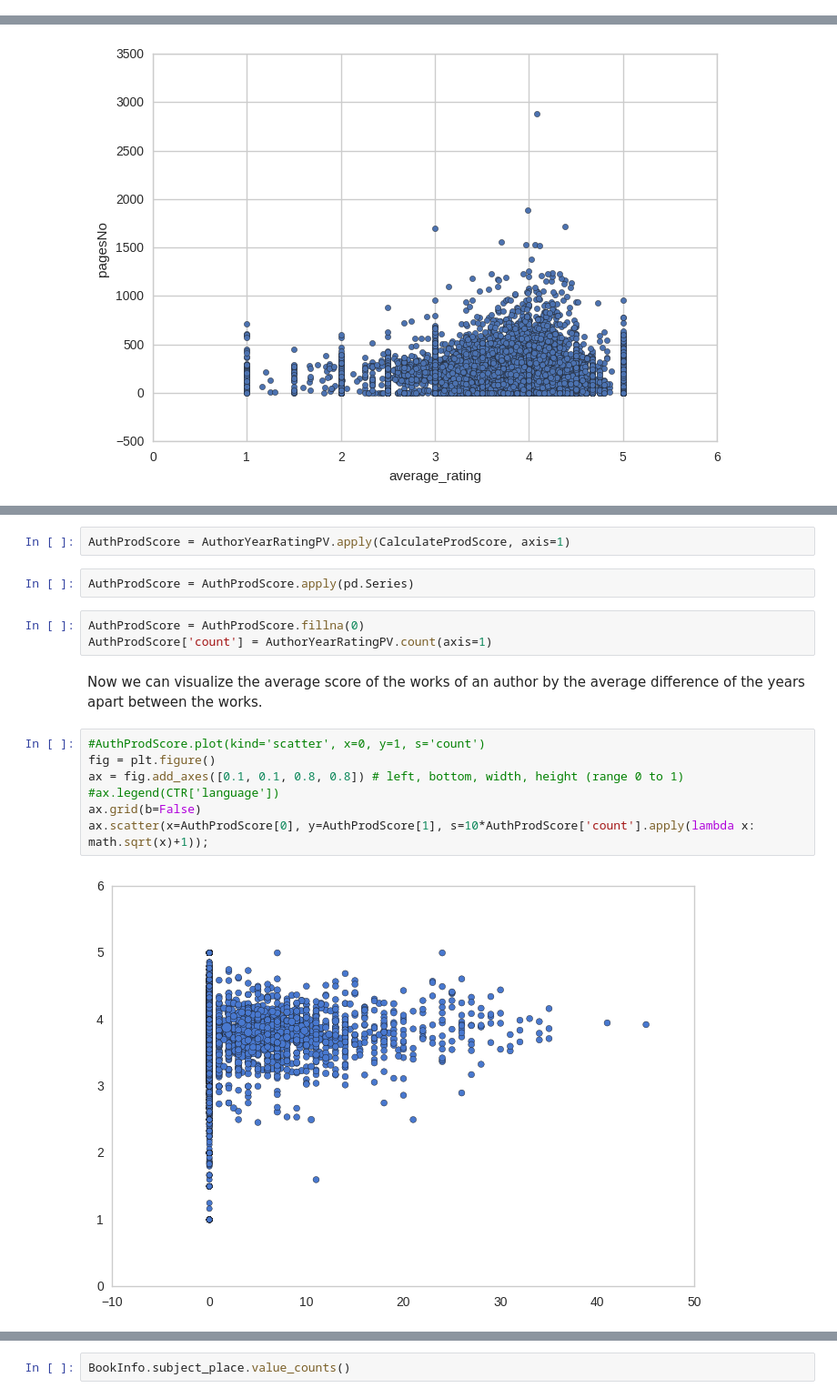
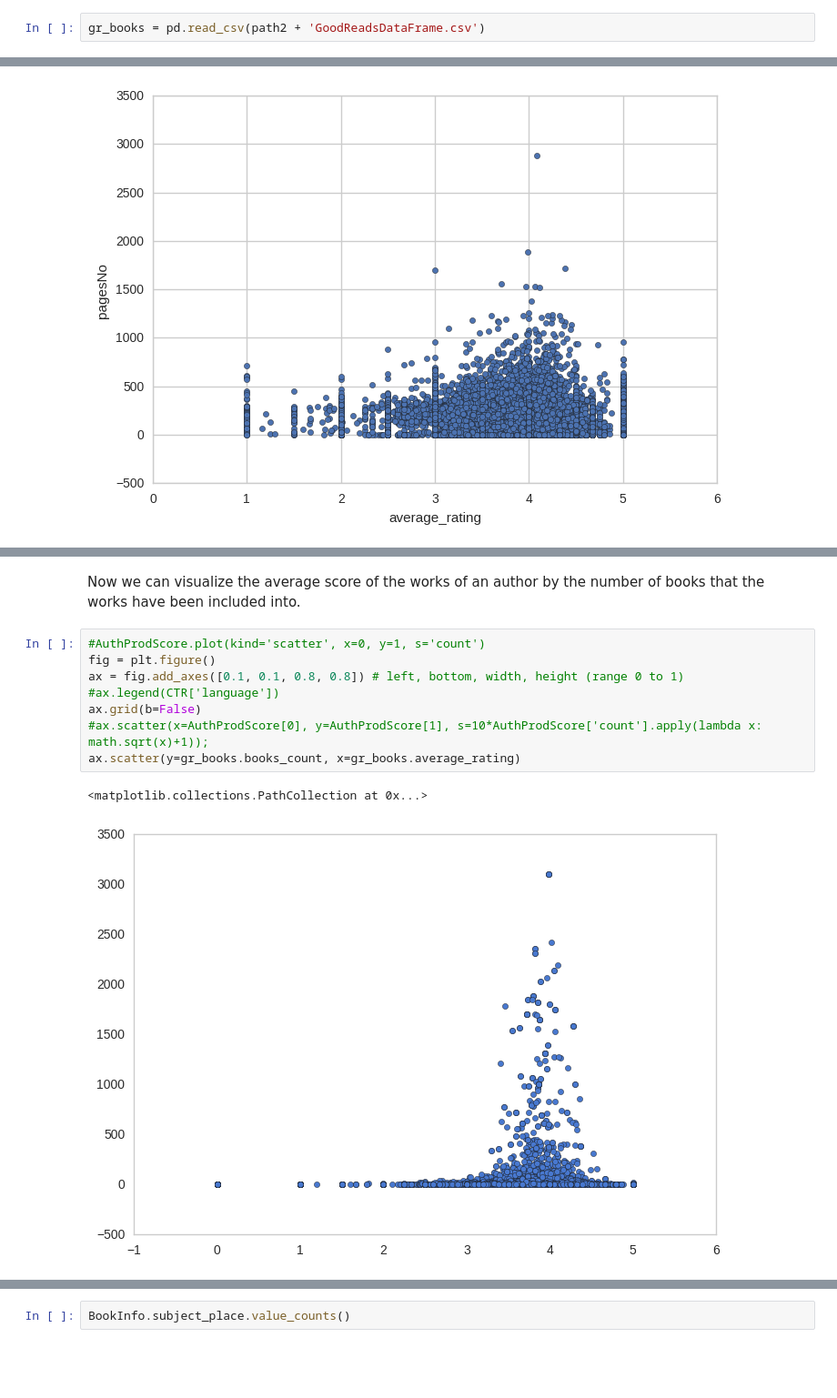
Before and after one commit to klitonandrea/BookRatings, a Jupyter notebook: Story telling with book ratings.ipynb, the cells around one changed output, grey strips where cells are left out. Shown at 91% size. Drawn from its saved outputs; the diff is of its cells as text; blank space fills up the shorter version.

Commit message:
removed some old stuff, added gender diff in average ratings, piechart of formats

```diff
--- a/Story telling with book ratings.ipynb
+++ b/Story telling with book ratings.ipynb
@@ -22,3 +22,5 @@ path2 = '/home/kliton/Documents/Springboard/Capstone/BookRatings/'
 #BookInfo = pd.read_csv(path2+'BookInfoClean.csv')
 BookInfo = pd.read_csv(path2 + 'BkProcessed.csv')
 AuthorInfo = pd.read_csv(path2 + 'AuthorsProcessed.csv')
+# %%
+gr_books = pd.read_csv(path2 + 'GoodReadsDataFrame.csv')
@@ -512,18 +523,13 @@ def CalculateProdScore(row):
-# %%
-AuthProdScore = AuthorYearRatingPV.apply(CalculateProdScore, axis=1)
-# %%
-AuthProdScore = AuthProdScore.apply(pd.Series)
-# %%
-AuthProdScore = AuthProdScore.fillna(0)
-AuthProdScore['count'] = AuthorYearRatingPV.count(axis=1)
 # %% [markdown]
-Now we can visualize the average score of the works of an author by the average difference of the years apart between the works.
+Now we can visualize the average score of the works of an author by the number of books that the works have been included into.
 # %%
 #AuthProdScore.plot(kind='scatter', x=0, y=1, s='count')
 fig = plt.figure()
 ax = fig.add_axes([0.1, 0.1, 0.8, 0.8]) # left, bottom, width, height (range 0 to 1)
 #ax.legend(CTR['language'])
 ax.grid(b=False)
-ax.scatter(x=AuthProdScore[0], y=AuthProdScore[1], s=10*AuthProdScore['count'].apply(lambda x: math.sqrt(x)+1));
+#ax.scatter(x=AuthProdScore[0], y=AuthProdScore[1], s=10*AuthProdScore['count'].apply(lambda x: math.sqrt(x)+1));
+ax.scatter(y=gr_books.books_count, x=gr_books.average_rating)
 # %% [output]
+<matplotlib.collections.PathCollection at 0x...>
-[figure, old version]
+[figure, new version]
```
Also changed, not shown: parts of 49 cells of this notebook.
